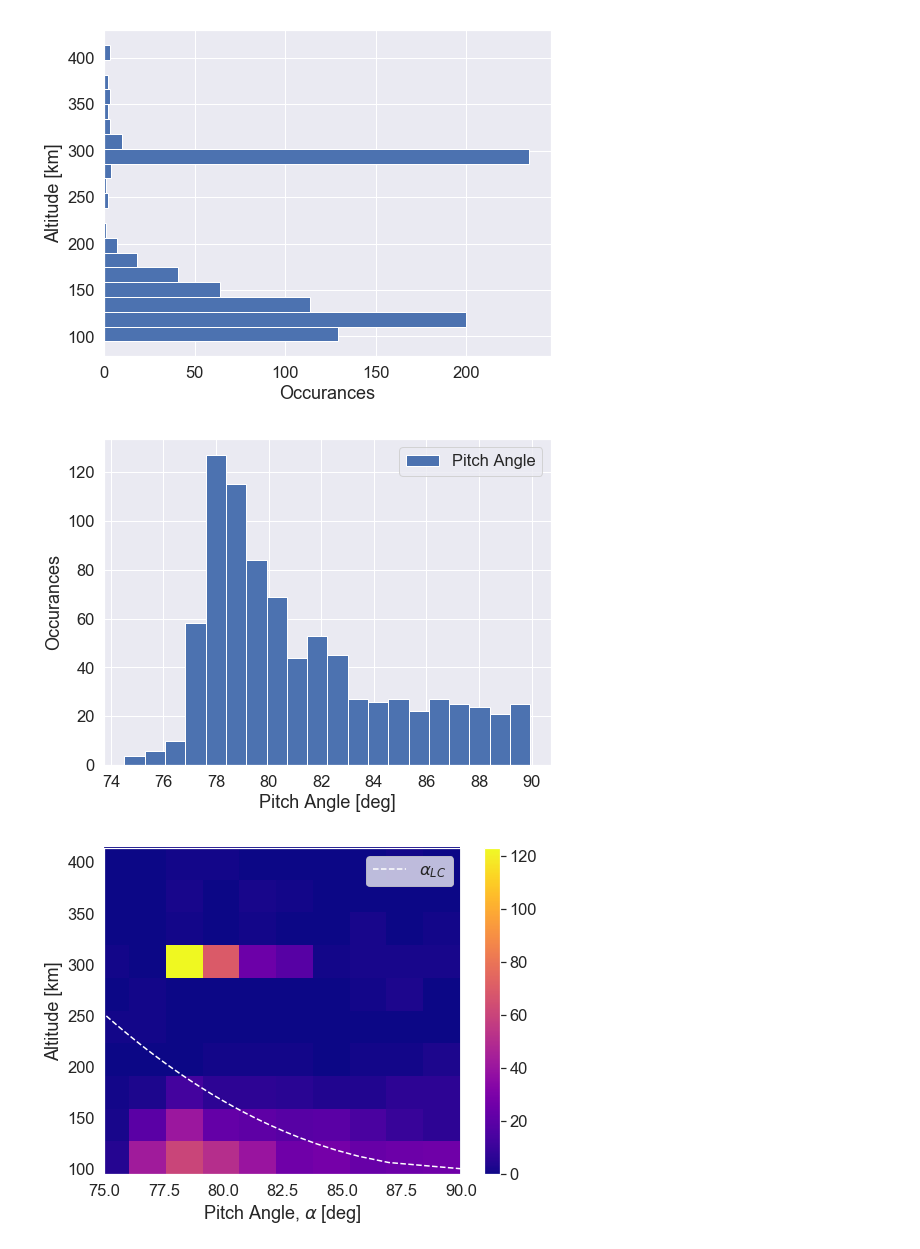
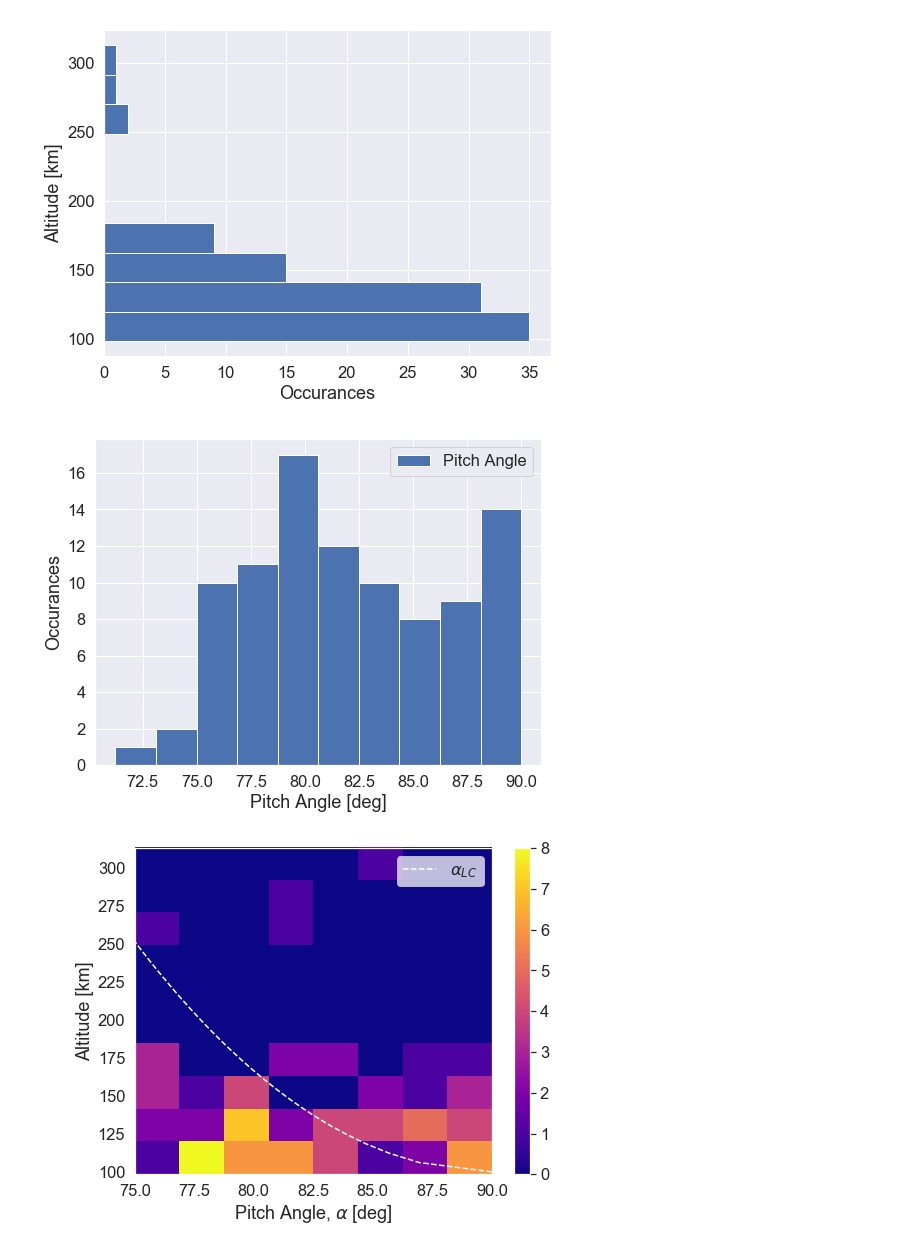
Before and after one commit to GrantBerland/Geant4_Atmospheric_EPP, a Jupyter notebook: analysis/output_parser.ipynb, the cells around one changed output. Cells and saved outputs as stored; diff of their text form; code cells hidden in the pictures.

```diff
--- a/analysis/output_parser.ipynb
+++ b/analysis/output_parser.ipynb
@@ -24,7 +24,7 @@ altitude = [];
 PA       = [];
 gyro     = [];
 
-with open("GEANT4-EPP-SIM-PAD.14486112.out", 'r') as f:
+with open("GEANT4-EPP-SIM-PAD.14502590.out", 'r') as f:
 
     #A = f.readlines()[1445:-1] # 2 thread
     A = f.readlines()[1482:-1] # 40 thread
@@ -57,13 +57,13 @@ Killed particle total energy: 773012.538 keV
 from matplotlib.colors import LogNorm
 
 plt.figure(figsize=(8,6));
-plt.hist(altitude, bins=20, orientation='horizontal', density=False);
+plt.hist(altitude, orientation='horizontal', density=False);
 plt.ylabel('Altitude [km]');
 plt.xlabel('Occurances');
 
 plt.figure(figsize=(8,6));
 #plt.hist(np.abs(gyro), bins=20, label='Gyrophase')
-plt.hist(np.abs(PA), bins=20, density=False, label='Pitch Angle');
+plt.hist(np.abs(PA), density=False, label='Pitch Angle');
 plt.ylabel('Occurances');
 plt.xlabel('Pitch Angle [deg]');
 plt.legend();
@@ -79,12 +79,10 @@ alt = np.linspace(100, 400);
 LCangle = np.rad2deg(np.arcsin(np.sqrt( ((Rearth + 100)/(Rearth + alt))**3 )))
 
 
-for ind, item in enumerate(alt):
-    print("%.0f, %.0f" % (item, LCangle[ind]))
+#for ind, item in enumerate(alt):
+#    print("%.0f, %.0f" % (item, LCangle[ind]))
 
 plt.plot(LCangle, alt, 'w--', label=r'$\alpha_{LC}$')
-
 plt.legend()
-
 plt.xlim(75, 90);
 # %% [output]
@@ -108,3 +89,3 @@ plt.xlim(75, 90);
-[figure, old version]
+[figure, new version]
-[figure, old version]
+[figure, new version]
-[figure, old version]
+[figure, new version]
```
Also changed, not shown: parts of 3 cells of this notebook, 6 other files.
